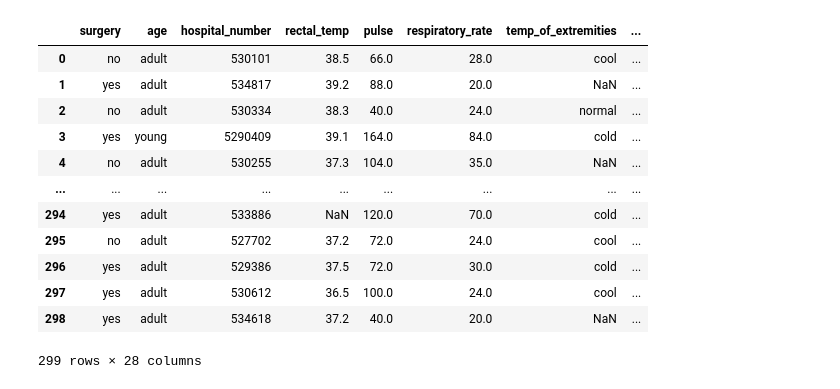
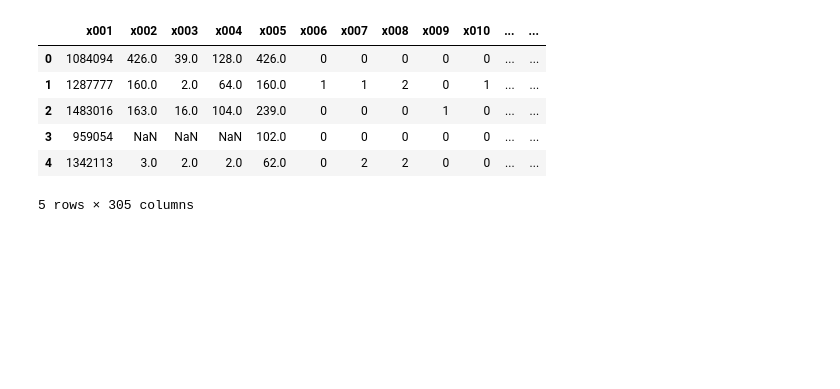
Before and after one commit to soham411/DataScience, a Jupyter notebook: Lab1/Lab1.ipynb, the cells around one changed output. Cells and saved outputs as stored; diff of their text form; code cells hidden in the pictures; blank space fills up the shorter version.

```diff
--- a/Lab1/Lab1.ipynb
+++ b/Lab1/Lab1.ipynb
@@ -4,19 +4,13 @@ import numpy as np
 import matplotlib.pyplot as plt
 %matplotlib inline
 # %%
-horse_df = pd.read_csv('Data/horse.csv')
-horse_df
+cs_df = pd.read_csv('Data/CreditScore_train.csv')
+cs_df.head()
 # %% [output]
-|  | surgery | age | hospital_number | rectal_temp | pulse | respiratory_rate | temp_of_extremities | ... |
-| 0 | no | adult | 530101 | 38.5 | 66.0 | 28.0 | cool | ... |
-| 1 | yes | adult | 534817 | 39.2 | 88.0 | 20.0 | NaN | ... |
-| 2 | no | adult | 530334 | 38.3 | 40.0 | 24.0 | normal | ... |
-| 3 | yes | young | 5290409 | 39.1 | 164.0 | 84.0 | cold | ... |
-| 4 | no | adult | 530255 | 37.3 | 104.0 | 35.0 | NaN | ... |
-| ... | ... | ... | ... | ... | ... | ... | ... | ... |
-| 294 | yes | adult | 533886 | NaN | 120.0 | 70.0 | cold | ... |
-| 295 | no | adult | 527702 | 37.2 | 72.0 | 24.0 | cool | ... |
-| 296 | yes | adult | 529386 | 37.5 | 72.0 | 30.0 | cold | ... |
-| 297 | yes | adult | 530612 | 36.5 | 100.0 | 24.0 | cool | ... |
-| 298 | yes | adult | 534618 | 37.2 | 40.0 | 20.0 | NaN | ... |
+|  | x001 | x002 | x003 | x004 | x005 | x006 | x007 | x008 | x009 | x010 | ... | ... |
+| 0 | 1084094 | 426.0 | 39.0 | 128.0 | 426.0 | 0 | 0 | 0 | 0 | 0 | ... | ... |
+| 1 | 1287777 | 160.0 | 2.0 | 64.0 | 160.0 | 1 | 1 | 2 | 0 | 1 | ... | ... |
+| 2 | 1483016 | 163.0 | 16.0 | 104.0 | 239.0 | 0 | 0 | 0 | 1 | 0 | ... | ... |
+| 3 | 959054 | NaN | NaN | NaN | 102.0 | 0 | 0 | 0 | 0 | 0 | ... | ... |
+| 4 | 1342113 | 3.0 | 2.0 | 2.0 | 62.0 | 0 | 2 | 2 | 0 | 0 | ... | ... |
-299 rows × 28 columns
+5 rows × 305 columns
```
Also changed, not shown: parts of 18 cells of this notebook, 6 other files.
